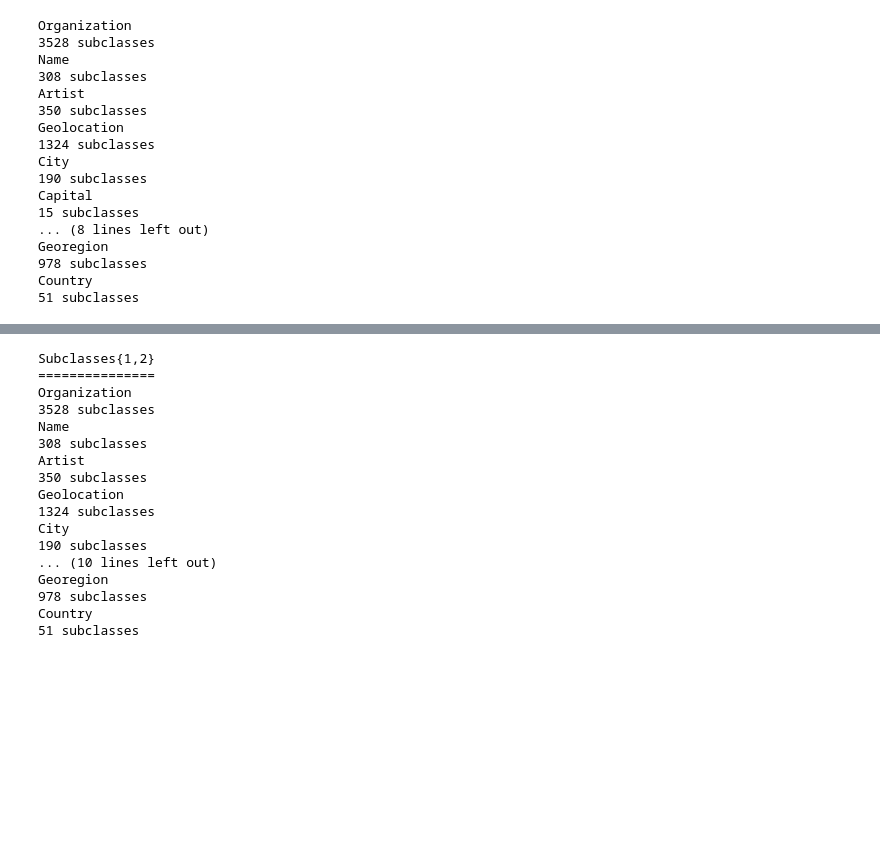
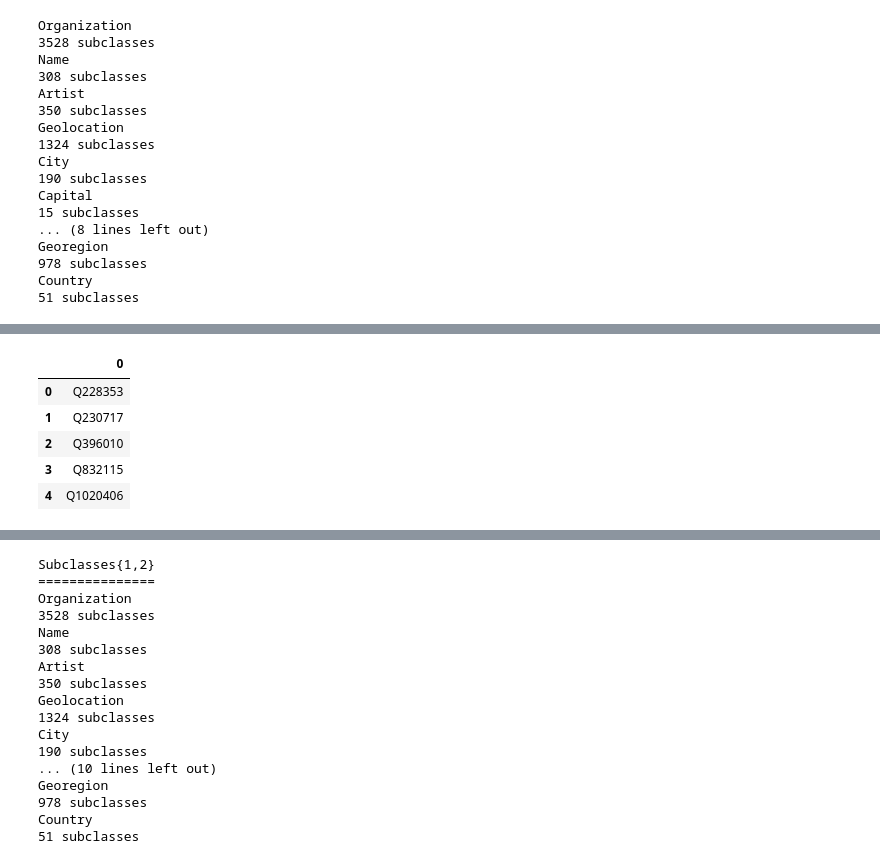
Before and after one commit to D2KLab/GraphNER, a Jupyter notebook: script_make_urllib_gazetteers.ipynb, the cells around one changed output, grey strips where cells are left out. Saved outputs shown, nothing was run; the diff lists cells and outputs as text; code cells hidden in the pictures; blank space fills up the shorter version.

```diff
--- a/script_make_urllib_gazetteers.ipynb
+++ b/script_make_urllib_gazetteers.ipynb
@@ -87,0 +143,10 @@ Country
+# %%
+pd.DataFrame(unused_classes).to_csv('csv/unused_subclasses.csv', index=False)
+pd.DataFrame(unused_classes).head()
+# %% [output]
+|  | 0 |
+| 0 | Q228353 |
+| 1 | Q230717 |
+| 2 | Q396010 |
+| 3 | Q832115 |
+| 4 | Q1020406 |
```
Also changed, not shown: parts of 9 cells of this notebook, 17 other files.
